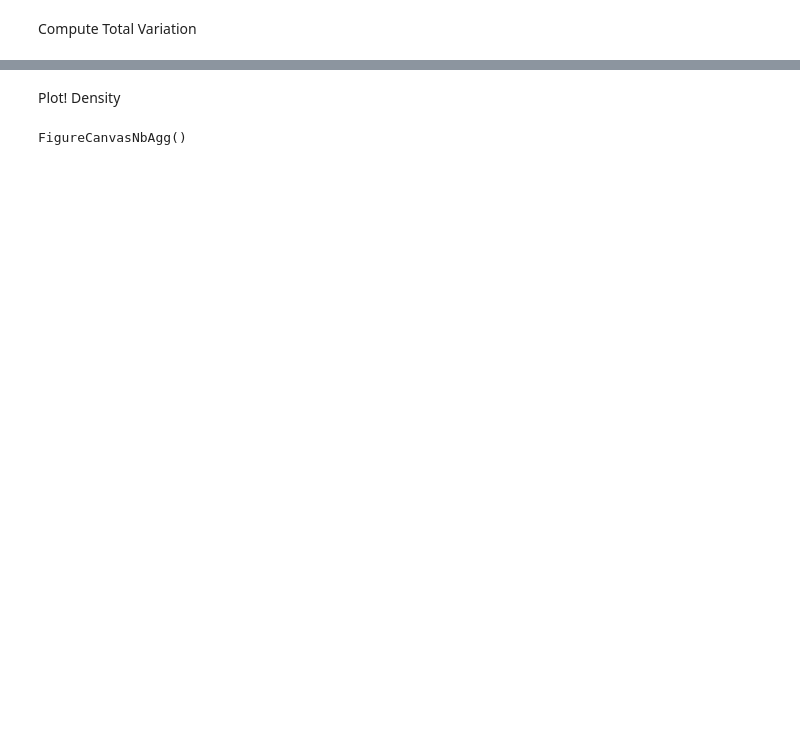
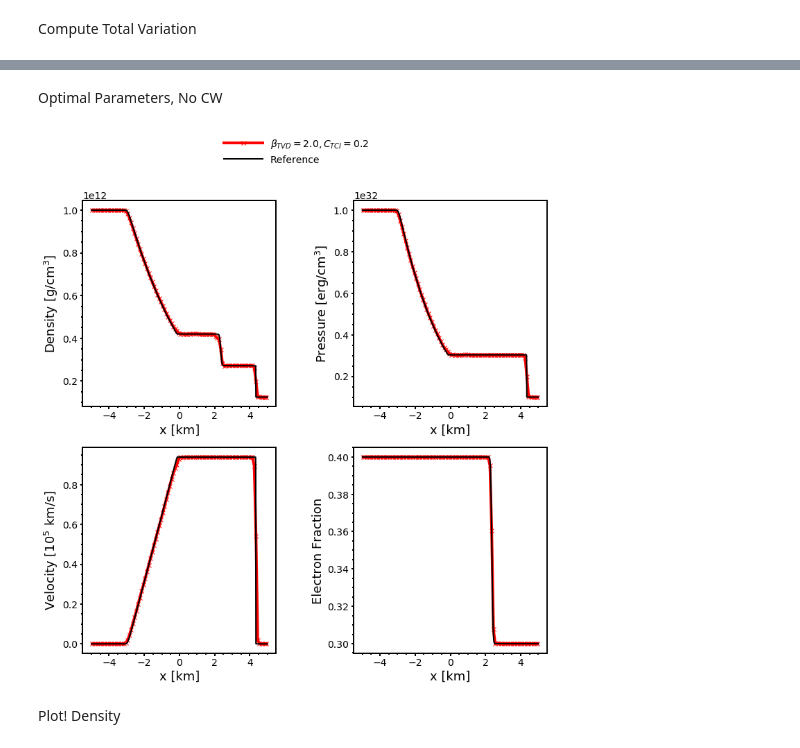
Before and after one commit to AstroBarker/dgHydro-nuc_charDecomp, a Jupyter notebook: analysis/parameterStudy/thornado_param.ipynb, the cells around one changed output, grey strips where cells are left out. Drawn from its saved outputs; the diff is of its cells as text; code cells hidden in the pictures; blank space fills up the shorter version.

```diff
--- a/analysis/parameterStudy/thornado_param.ipynb
+++ b/analysis/parameterStudy/thornado_param.ipynb
@@ -85,3 +94,15 @@ mb = 1.660539 * pow(10,-24)
+# %%
+fileNumberF = 102 #final
+#fileName = dataDir + '/' + simName + '_FluidFields_' + fileNumber + '.h5'
+fileNames_sh = []
+#for i in range( len( sims) ): #For now, just use the 'winner'
+for i in range(10):
+    fileNames_sh.append(dataDirs[15] + '/' + 'RiemannProblem' + '_FluidFields_00000' + str(i) + '.h5' )
+for i in range(10,100):
+    fileNames_sh.append(dataDirs[15] + '/' + 'RiemannProblem' + '_FluidFields_0000' + str(i) + '.h5' )
+
+for i in range(100,fileNumberF+1):
+    fileNames_sh.append(dataDirs[15] + '/' + 'RiemannProblem' + '_FluidFields_000' + str(i) + '.h5' )
 # %% [markdown]
 Read the Data and load into a python dict
 # %%
@@ -510,25 +467,41 @@ plt.show()
+# %% [markdown]
+Optimal Parameters, No CW
+# %%
+fig, cax = plt.subplots(2,2, sharex=False,figsize=(12,12))
+fig.subplots_adjust(hspace=.2, wspace=0.4)
+# ---
+cax[0,0].plot(data_avg[sims[-1]]['x1'],data_avg[sims[-1]]['uCF_D'],marker='x',color='red',label=r"$\beta_{TVD} = 2.0, C_{TCI}=0.2$")
+cax[0,0].plot(x1_ref,data_ref['uCF_D'], linestyle='-',linewidth='2.0', label="Reference", color = "black")
+cax[0,0].set(xlabel="x [km]",ylabel = r'Density [g/cm$^3$]')
+#cax[0,0].set_title("Sod Shock Tube (t = 0.025ms)")
+# ---
+
+cax[0,1].plot(data_avg[sims[-1]]['x1'],data_avg[sims[-1]]['uAF_P'],marker='x',color='red',label=r"$\beta_{TVD} = 2.0, C_{TCI}=0.2$")
+cax[0,1].plot(x1_ref,data_ref['uAF_P'], linestyle='-',linewidth='2.0', label="Reference", color = "black")
+#cax[1,1].legend()
+cax[0,1].set(xlabel="x [km]",ylabel = r'Pressure [erg/cm$^3$]')
+#cax[1,1].yaxis.tick_right()
+#cax[1,1].yaxis.set_label_position("right")
+#cax[0,1].yaxis.tick_right()
+#cax[0,1].yaxis.set_label_position("right")
+# ---
+# generate 2 2d grids for the x & y bounds
+cax[1,0].plot(data_avg[sims[-1]]['x1'],data_avg[sims[-1]]['uPF_V1']/(10**5),marker='x',color='red',label=r"$\beta_{TVD} = 2.0, C_{TCI}=0.2$")
+cax[1,0].plot(x1_ref,data_ref['uPF_V1']/(10**5), linestyle='-',linewidth='2.0', label="Reference", color = "black")
+cax[1,0].set(xlabel="x [km]",ylabel = r'Velocity [$10^5$ km/s]')
+# ---
+cax[1,1].plot(data_avg[sims[-1]]['x1'],data_avg[sims[-1]]['uAF_Ye'],marker='x',color='red',label=r"$\beta_{TVD} = 2.0, C_{TCI}=0.2$")
+cax[1,1].plot(x1_ref,data_ref['uAF_Ye'], linestyle='-',linewidth='2.0', label="Reference", color = "black")
+#cax[0,1].legend()
+cax[1,1].set(xlabel="x [km]",ylabel = r'Electron Fraction')
+
+
+
+handles, labels = cax[1,1].get_legend_handles_labels()
+fig.legend(handles, labels, loc='upper center')
+
+plt.savefig('../figures/optimal.png', dpi=200, bbox_inches='tight')
+# %% [output]
+[figure, added]
 # %% [markdown]
 Plot! Density
-# %%
-fig, cax = plt.subplots(2, sharex=True,figsize=(8,8))
-
-cax[0].plot(x1_cw,data_cw['uCF_D'], linestyle='-', marker='.',linewidth=1.0, label="No Characteristic Limiting", color = "blue")
-cax[0].plot(x1,data['uCF_D'], linestyle='-', marker='.',linewidth=0.75, label="Characteristic Limiting", color="red", alpha=1.0)
-
-cax[1].plot(x1,data_cw['uAF_P'], linestyle='-', marker='.',linewidth=0.75, label="No Characteristic Limiting", color="blue", alpha=1.0)
-cax[1].plot(x1,data['uAF_P'], linestyle='-', marker='.',linewidth=0.75, label="Characteristic Limiting", color="red", alpha=1.0)
-
-cax[0].legend()
-cax[1].legend()
-fig.suptitle("Sod Shock Tube: nX=100, nNodes=3")
-# for ax in cax.flat:
-#     ax.set(xlabel='x-label', ylabel='y-label')
-
-cax[0].set(ylabel = r'Density [g/cm$^3$]')
-cax[1].set(xlabel="x [km]", ylabel = r'Pressure [erg/cm$^3$]')
-
-#plt.savefig(figDir+"sod_nuclear_char_t.png", dpi=300, format="png")
-
-plt.show()
-# %% [output]
-FigureCanvasNbAgg()
```
Also changed, not shown: parts of 29 cells of this notebook, 19 other files.
